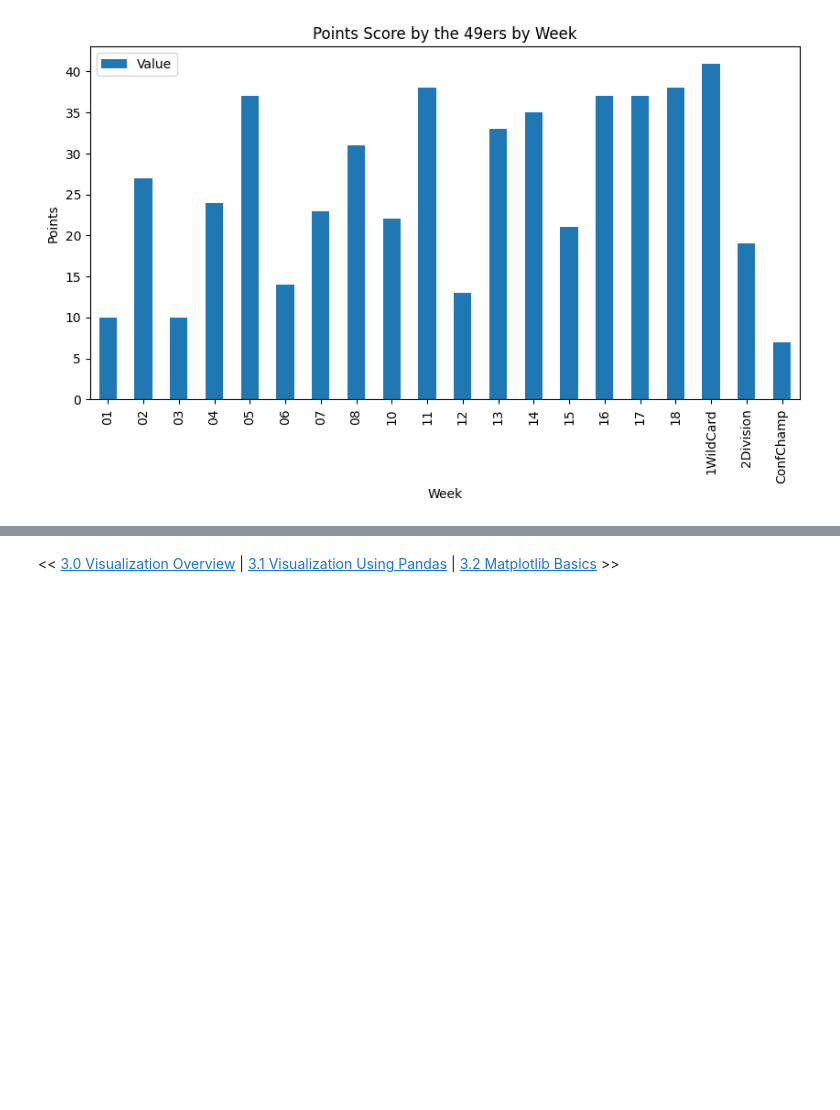
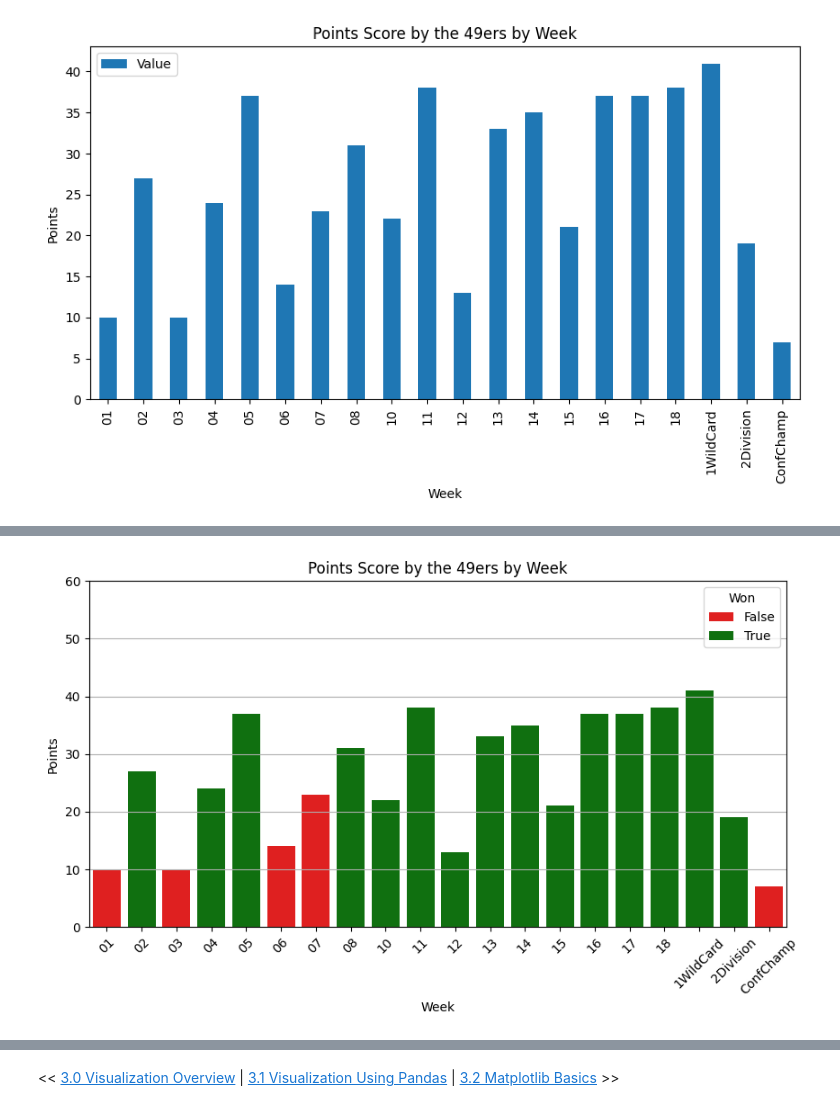
Before and after one commit to OptimalDecisions/sports-analytics-foundations, a Jupyter notebook: data-visualization/Data_Visualization_3_5_Customizing_Plots.ipynb, the cells around one changed output, grey strips where cells are left out. Saved outputs shown, nothing was run; the diff lists cells and outputs as text; code cells hidden in the pictures; blank space fills up the shorter version.

```diff
--- a/data-visualization/Data_Visualization_3_5_Customizing_Plots.ipynb
+++ b/data-visualization/Data_Visualization_3_5_Customizing_Plots.ipynb
@@ -142,0 +192,16 @@ plt.show()
+# %%
+plt.figure(figsize=(10, 5))
+
+sns.barplot(x='Week', y='Value',
+            data=sfpts, hue='Won', palette={True: 'green', False: 'red'})
+plt.title('Points Score by the 49ers by Week')
+plt.xlabel('Week')
+plt.ylabel('Points')
+plt.xticks(rotation=45)
+plt.ylim(0, 60)
+
+# Display only horizontal gridlines
+plt.grid(axis='y')
+plt.show()
+# %% [output]
+[figure, added]
```
Also changed, not shown: parts of 22 cells of this notebook.
